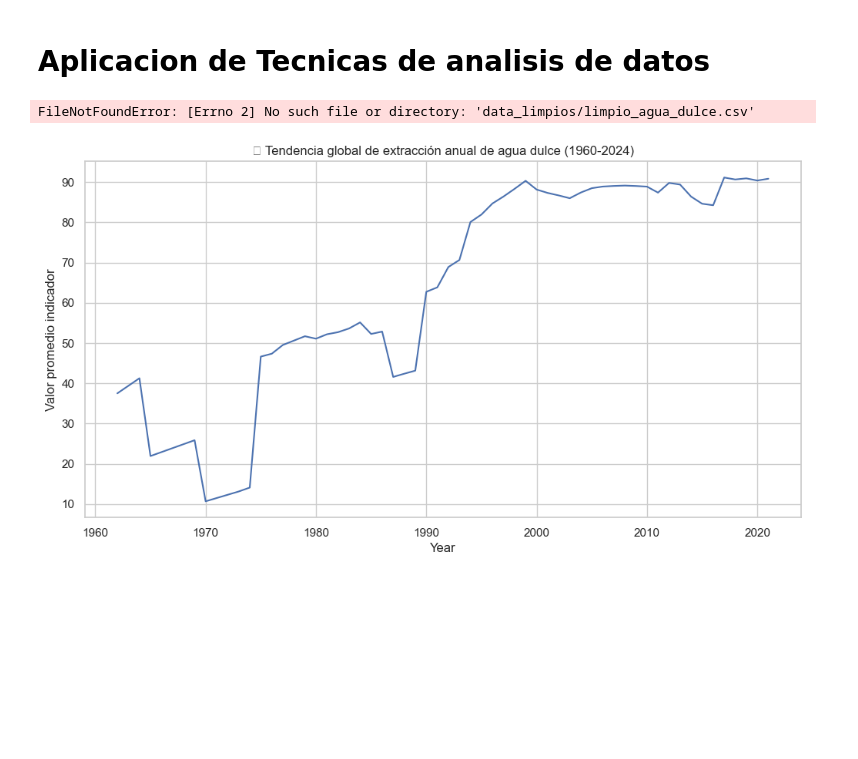
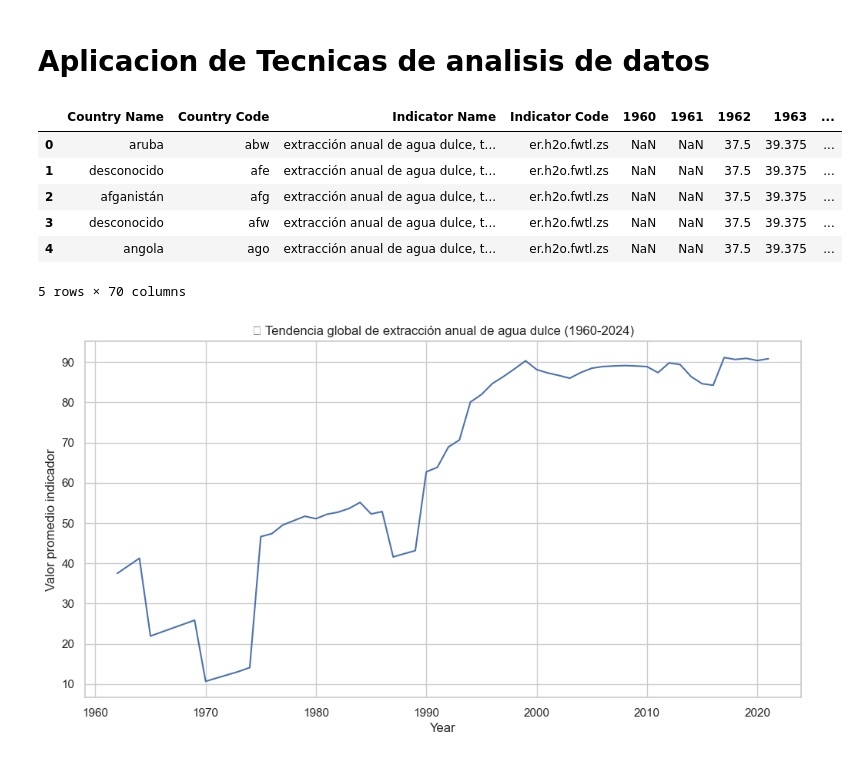
Before and after one commit to Diazgerard/Proyecto_Sotenibilidad, a Jupyter notebook: Proyecto1.ipynb, the cells around one changed output. Saved outputs shown, nothing was run; the diff lists cells and outputs as text; code cells hidden in the pictures; blank space fills up the shorter version.

```diff
--- a/Proyecto1.ipynb
+++ b/Proyecto1.ipynb
@@ -87,17 +87,23 @@ sns.set(style="whitegrid")
 # %%
 archivos = [
     "data_limpios/limpio_API_ER.H2O.FWTL.ZS_DS2_es_csv_v2_49721.csv",
     "data_limpios/limpio_API_FB.BNK.CAPA.ZS_DS2_es_csv_v2_35034.csv",
     "data_limpios/limpio_API_EN.GHG.FGAS.IP.MT.CE.AR5_DS2_es_csv_v2_75297.csv",
-    "data_limpios/limpio_sanitation_services.csv"
+    "data_limpios/limpio_API_SH.STA.SMSS.ZS_DS2_es_csv_v2_55700.csv"
 ]
 
 dataframes = [pd.read_csv(f) for f in archivos]
 
 # Revisar la estructura de uno
 dataframes[0].head()
 # %% [output]
+|  | Country Name | Country Code | Indicator Name | Indicator Code | 1960 | 1961 | 1962 | 1963 | ... |
+| 0 | aruba | abw | extracción anual de agua dulce, t... | er.h2o.fwtl.zs | NaN | NaN | 37.5 | 39.375 | ... |
+| 1 | desconocido | afe | extracción anual de agua dulce, t... | er.h2o.fwtl.zs | NaN | NaN | 37.5 | 39.375 | ... |
+| 2 | afganistán | afg | extracción anual de agua dulce, t... | er.h2o.fwtl.zs | NaN | NaN | 37.5 | 39.375 | ... |
+| 3 | desconocido | afw | extracción anual de agua dulce, t... | er.h2o.fwtl.zs | NaN | NaN | 37.5 | 39.375 | ... |
+| 4 | angola | ago | extracción anual de agua dulce, t... | er.h2o.fwtl.zs | NaN | NaN | 37.5 | 39.375 | ... |
-FileNotFoundError: [Errno 2] No such file or directory: 'data_limpios/limpio_agua_dulce.csv'
+5 rows × 70 columns
 # %%
 def transformar(df):
     df_long = df.melt(
```
